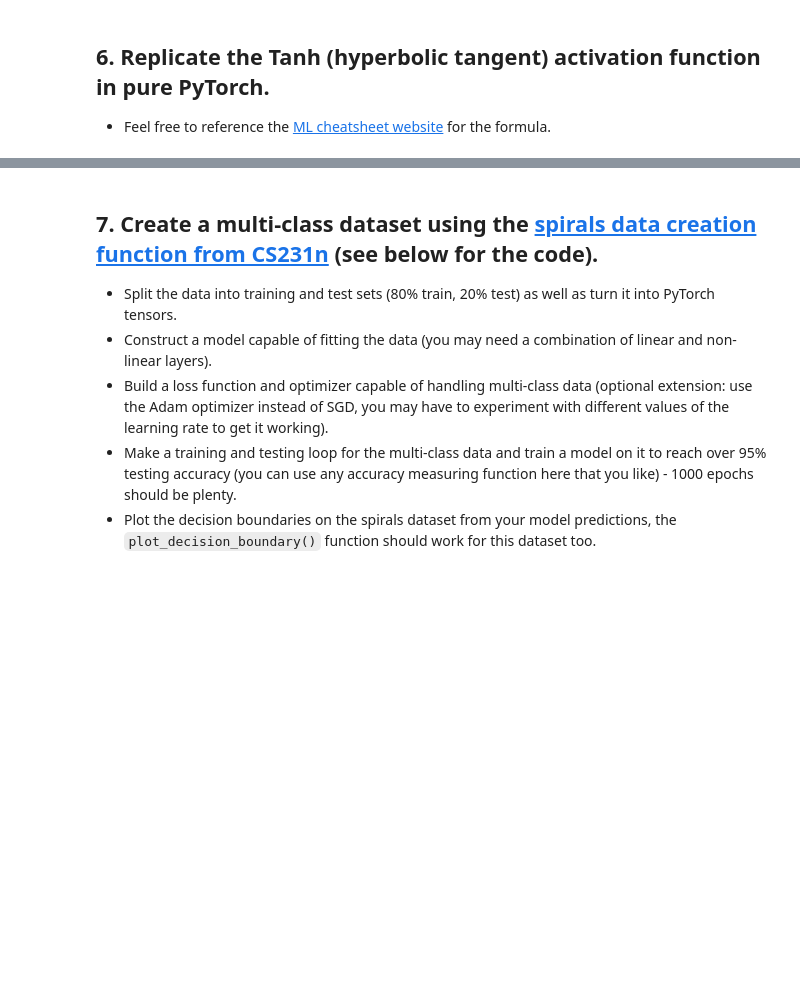
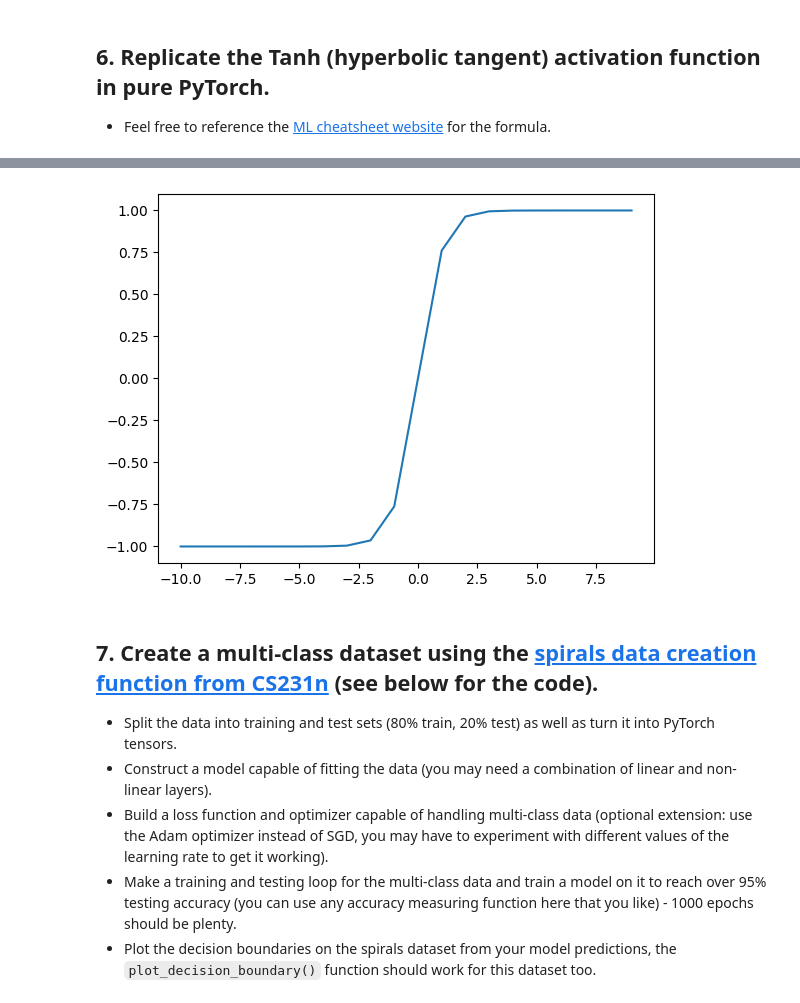
Before and after one commit to Kaunaz/pytorch-deep-learning, a Jupyter notebook: extras/exercises/02_pytorch_classification_exercises.ipynb, the cells around one changed output, grey strips where cells are left out. Drawn from its saved outputs; the diff is of its cells as text; code cells hidden in the pictures; blank space fills up the shorter version.

```diff
--- a/extras/exercises/02_pytorch_classification_exercises.ipynb
+++ b/extras/exercises/02_pytorch_classification_exercises.ipynb
@@ -290,3 +298,13 @@ plot_decision_boundary(model_0, X_test, y_test)
+# %%
+# Replicate torch.tanh() and plot it
+def tanh_mano(x):
+    return ((np.exp(x)-np.exp(-x))/(np.exp(x) + np.exp(-x)))
+
+tanh_m = tanh_mano(line)
+plt.plot(line, tanh_m)
+plt.show()
+# %% [output]
+[figure, added]
 # %% [markdown]
 ## 7. Create a multi-class dataset using the [spirals data creation function from CS231n](https://cs231n.github.io/neural-networks-case-study/) (see below for the code).
   * Split the data into training and test sets (80% train, 20% test) as well as turn it into PyTorch tensors.
```
Also changed, not shown: parts of 18 cells of this notebook.
